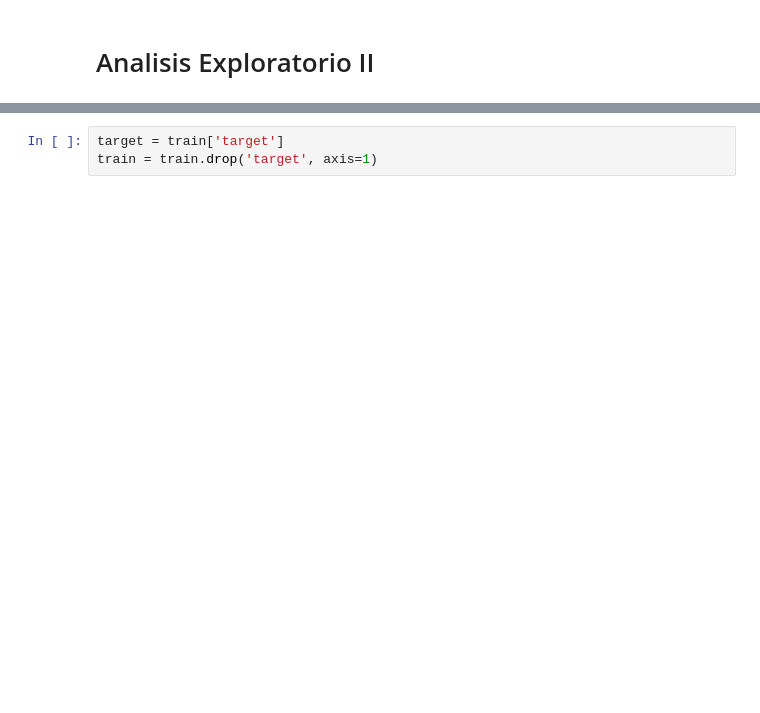
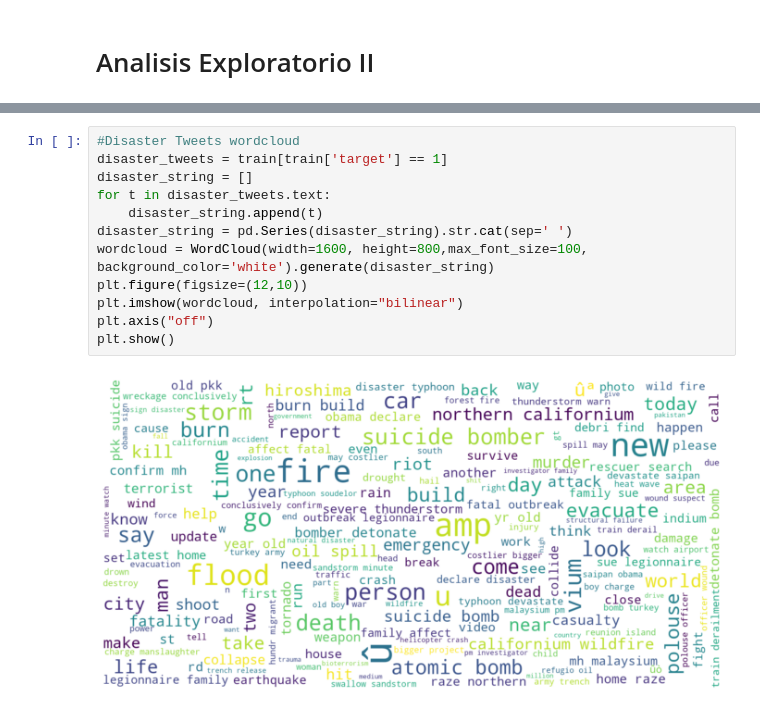
Before and after one commit to Bato007/HDT4_DS, a Jupyter notebook: main.ipynb, the cells around one changed output, grey strips where cells are left out. Drawn from its saved outputs; the diff is of its cells as text; blank space fills up the shorter version.

```diff
--- a/main.ipynb
+++ b/main.ipynb
@@ -312,3 +398,14 @@ train.loc[train['target'] == 1]['keyword'].value_counts().head(15).plot.bar()
-# %%
-target = train['target']
-train = train.drop('target', axis=1)
+# %%
+#Disaster Tweets wordcloud
+disaster_tweets = train[train['target'] == 1]
+disaster_string = []
+for t in disaster_tweets.text:
+    disaster_string.append(t)
+disaster_string = pd.Series(disaster_string).str.cat(sep=' ')
+wordcloud = WordCloud(width=1600, height=800,max_font_size=100, background_color='white').generate(disaster_string)
+plt.figure(figsize=(12,10))
+plt.imshow(wordcloud, interpolation="bilinear")
+plt.axis("off")
+plt.show()
+# %% [output]
+[figure, added]
```
Also changed, not shown: parts of 31 cells of this notebook.
